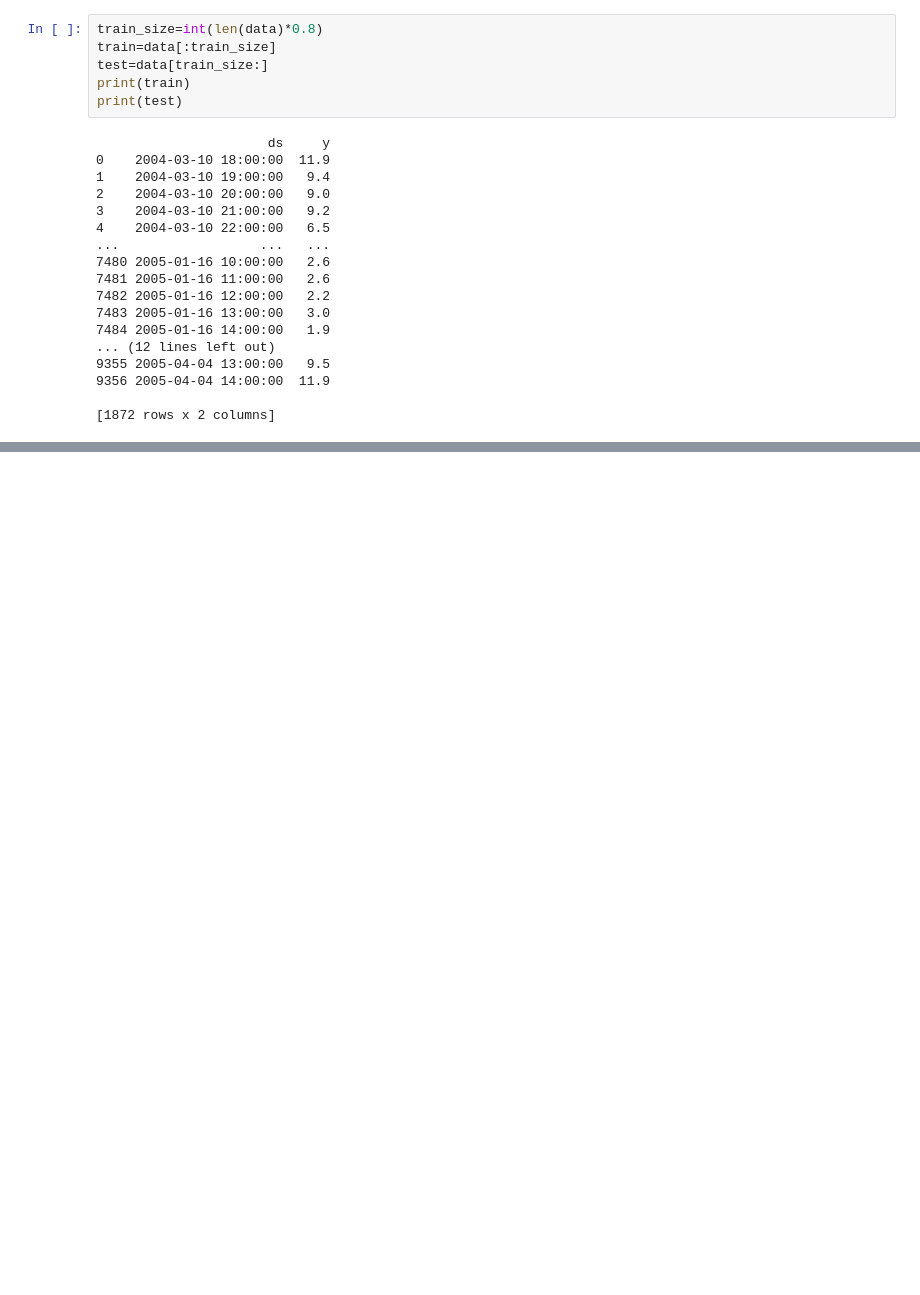
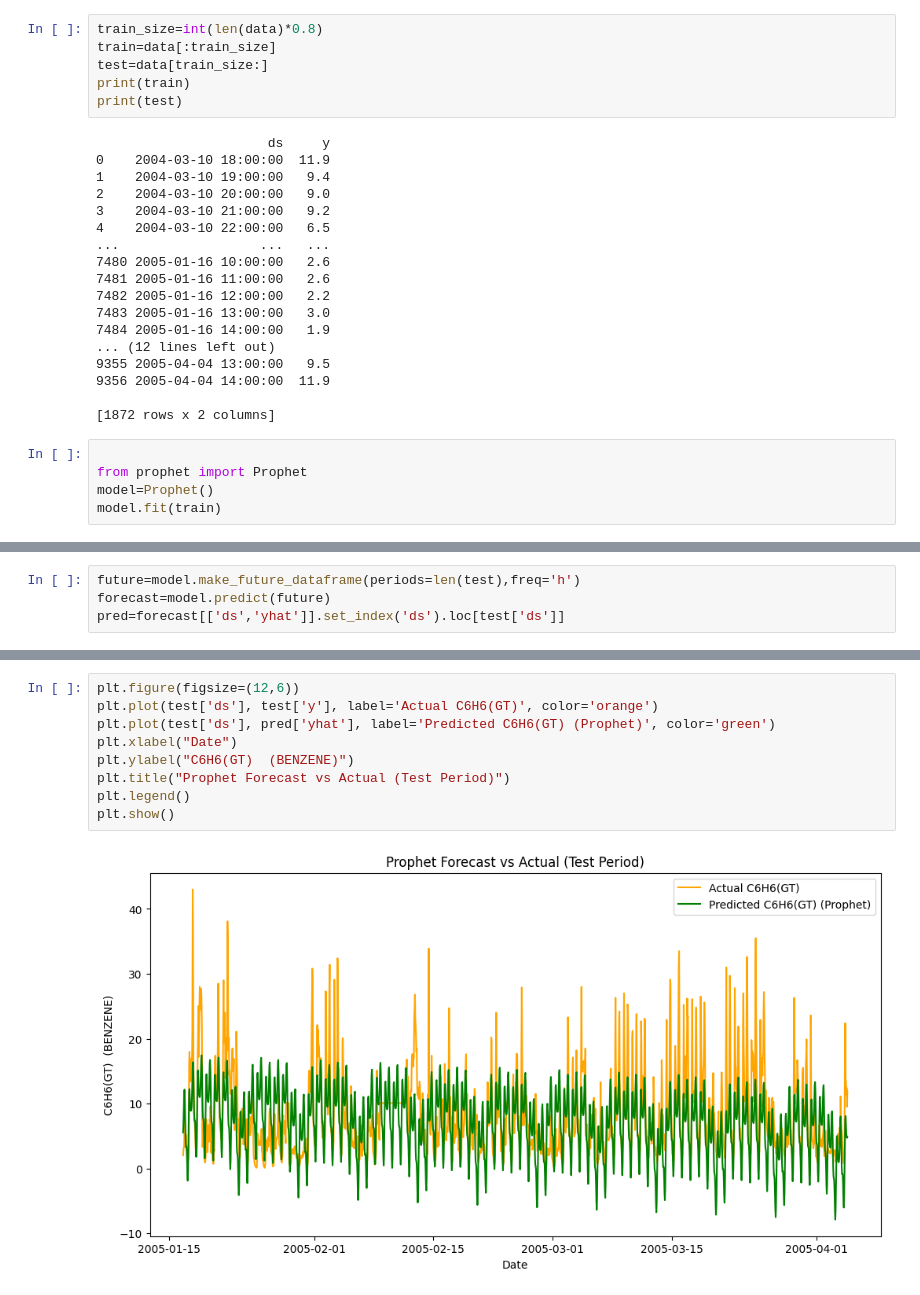
Before and after one commit to dwivediprashant/AIR_QUALITY_INDEX_PROJECT, a Jupyter notebook: airQualityIndex.ipynb, the cells around one changed output, grey strips where cells are left out. Cells and saved outputs as stored; diff of their text form; blank space fills up the shorter version.

Commit message:
feat(C6H6): train, test, and forecast with Prophet

```diff
--- a/airQualityIndex.ipynb
+++ b/airQualityIndex.ipynb
@@ -1233,3 +1233,8 @@ print(test)
 9356 2005-04-04 14:00:00  11.9
 
 [1872 rows x 2 columns]
+# %%
+
+from prophet import Prophet
+model=Prophet()
+model.fit(train)
@@ -1235,0 +1245,4 @@ print(test)
+# %%
+future=model.make_future_dataframe(periods=len(test),freq='h')
+forecast=model.predict(future)
+pred=forecast[['ds','yhat']].set_index('ds').loc[test['ds']]
@@ -1235,0 +1292,11 @@ print(test)
+# %%
+plt.figure(figsize=(12,6))
+plt.plot(test['ds'], test['y'], label='Actual C6H6(GT)', color='orange')
+plt.plot(test['ds'], pred['yhat'], label='Predicted C6H6(GT) (Prophet)', color='green')
+plt.xlabel("Date")
+plt.ylabel("C6H6(GT)  (BENZENE)")
+plt.title("Prophet Forecast vs Actual (Test Period)")
+plt.legend()
+plt.show()
+# %% [output]
+[figure, added]
```
Also changed, not shown: parts of 9 cells of this notebook.
